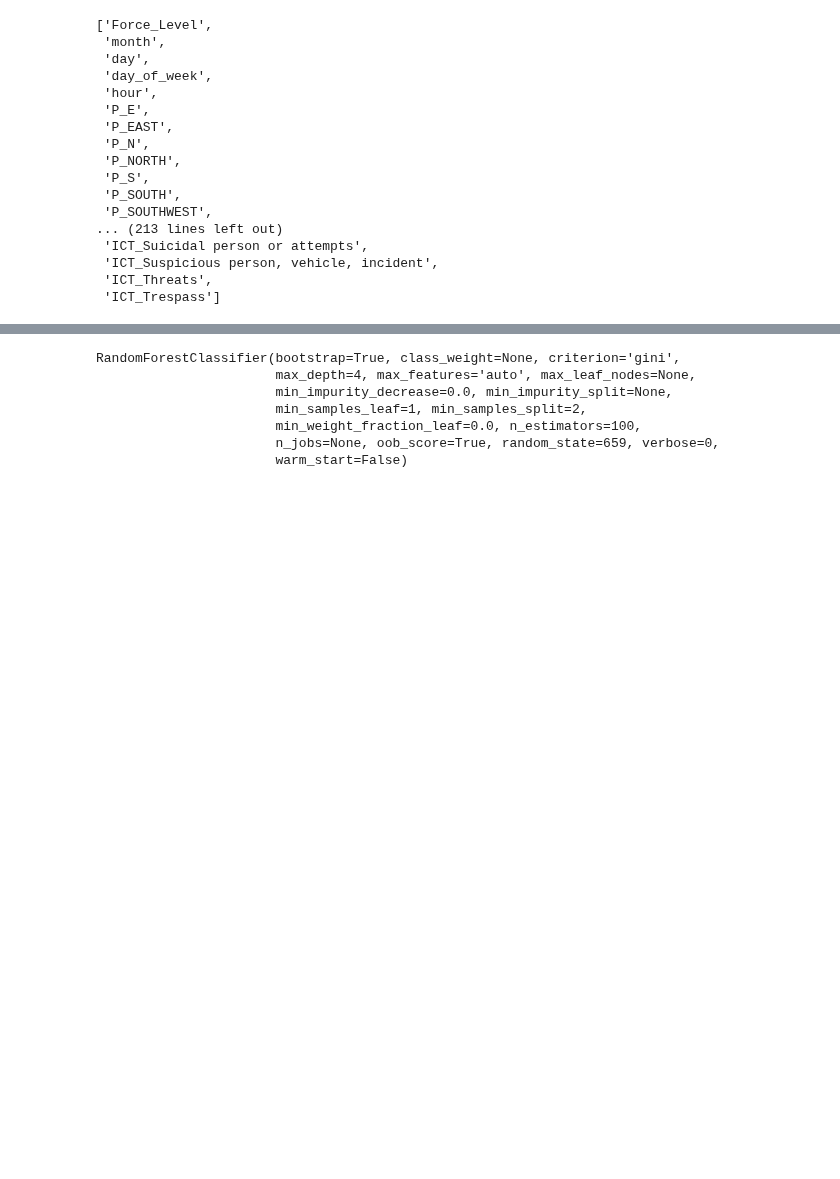
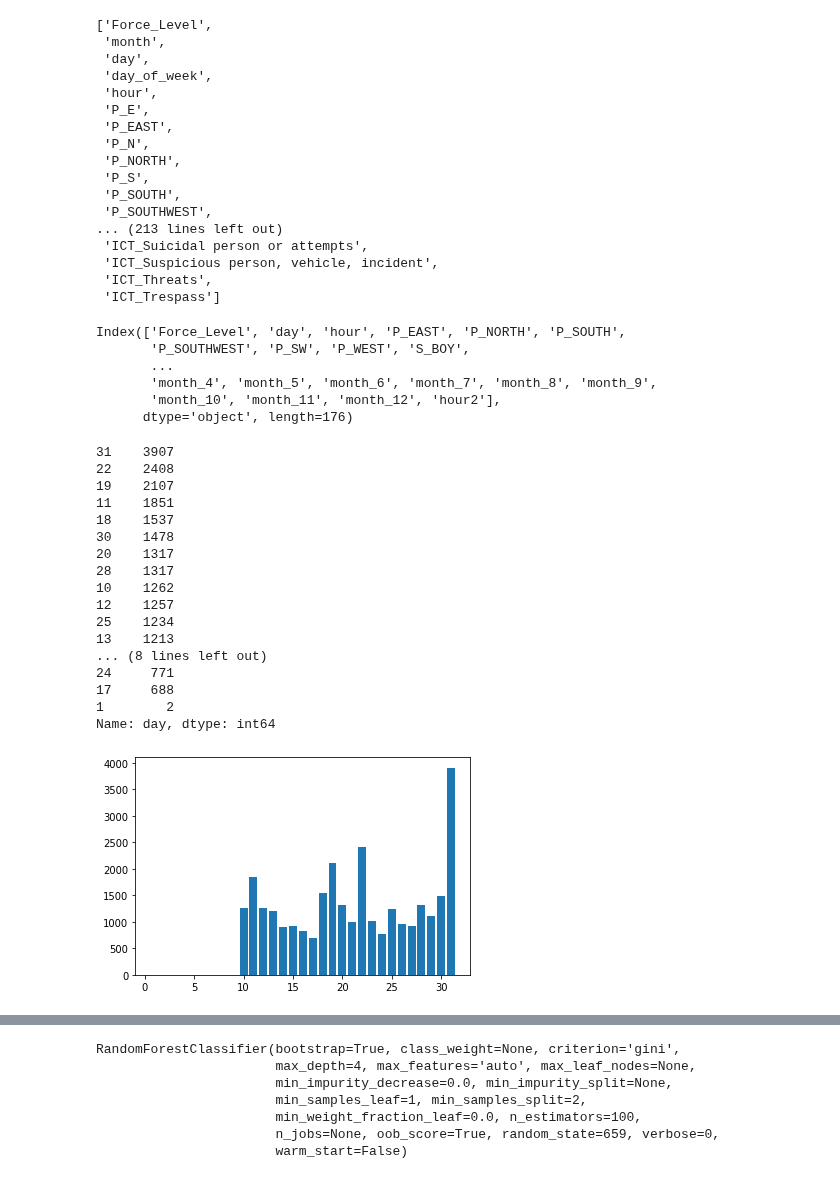
Before and after one commit to SarahMBurgart/use-of-force, a Jupyter notebook: Modeling.ipynb, the cells around one changed output, grey strips where cells are left out. Saved outputs shown, nothing was run; the diff lists cells and outputs as text; code cells hidden in the pictures; blank space fills up the shorter version.

Commit message:
found error due to change in input data formatting and need to redo sql table

```diff
--- a/Modeling.ipynb
+++ b/Modeling.ipynb
@@ -55,2 +73,4 @@ Name: Beat, Length: 116, dtype: int64
 # %%
-nm.Precinct.replace({'W': "WEST", "N": "NORTH", "E": "EAST", "S": "SOUTH"})
+nm.Precinct.replace({'W': "WEST", "N": "NORTH", "E": "EAST", "S": "SOUTH", "SW":"SOUTHWEST"}, inplace=True)
+
+nm.Precinct.value_counts()
@@ -386,10 +436,10 @@ sampleall["P_EAST"] = sampleall["P_EAST"] + sampleall["P_E"]
 sampleall["P_SOUTHWEST"] = sampleall["P_SOUTHWEST"] + sampleall["P_SW"]
 sampleall.drop(["P_X","S_99","ICT_Police Initiated","ICT_Assigned Duty","ICT_Parks Violations", 'CT_FK ERROR',
                 'P_UNKNOWN','SR_Not Specified', 'P_N', "P_S", "P_W", "P_E", "B_1", "B_99", "B_CCD","B_CD", "B_CDD",
-               "B_CMD", "B_CMD2", "B_COMM", "B_CS","B_CTY", "B_DBB" "B_DBD", "B_DCC", "B_DET", "B_DS", "B_DSPVD",
+               "B_CMD", "B_CMD2", "B_COMM", "B_CS","B_CTY", "B_DBB", "B_DBD", "B_DCC", "B_DET", "B_DS", "B_DSPVD",
                "B_HBR", "B_HS", "B_INV", "B_LAPT", "B_MTD", "B_N", "B_ODD", "B_OS", "B_S", "B_SCTR1", "B_SD", "B_SP",
                "B_SPVD", "B_SPVDD", "B_SS", "B_SWT", "B_TAC2", "B_TAC3", "B_TQ", "B_TRF", "B_W", "B_US", "B_WD",
-               "B_WP", ""], axis=1, inplace=True)
+               "B_WP", "B_WS", "B_XDD"], axis=1, inplace=True)
 
 sampleall["S_BOY"] = sampleall["S_BOY"] + sampleall["S_B"]
 sampleall["S_CHARLIE"] = sampleall["S_CHARLIE"] + sampleall["S_C"]
@@ -413,3 +463,43 @@ sampleall["S_WILLIAM"] = sampleall["S_WILLIAM"] + sampleall["S_W"]
 
 sampleall.drop(["S_W", "S_U","S_S",  "S_R", "S_Q", "S_O","S_N", "S_M", "S_L","S_K", "S_J", "S_G", "S_F",
                "S_E","S_D", "S_C", "S_B" ], axis=1, inplace=True)
+# %%
+sampleall = pd.get_dummies(data = sampleall,
+                     columns=["day_of_week", "month"],
+                     prefix=["dow", "month"])
+# %%
+sampleall.columns
+# %% [output]
+Index(['Force_Level', 'day', 'hour', 'P_EAST', 'P_NORTH', 'P_SOUTH',
+       'P_SOUTHWEST', 'P_SW', 'P_WEST', 'S_BOY',
+       ...
+       'month_4', 'month_5', 'month_6', 'month_7', 'month_8', 'month_9',
+       'month_10', 'month_11', 'month_12', 'hour2'],
+      dtype='object', length=176)
+# %%
+sampleall["hour2"] = sampleall.hour.apply(lambda x: (x/24)*2*np.pi)
+sampleall["sin_hour2"] = sampleall.hour2.apply(np.sin)
+sampleall["cos_hour2"] = sampleall.hour2.apply(np.cos)
+# %%
+sd = sampleall.day.value_counts()
+plt.bar(sd.index, list(sd))
+sd
+# %% [output]
+31    3907
+22    2408
+19    2107
+11    1851
+18    1537
+30    1478
+20    1317
+28    1317
+10    1262
+12    1257
+25    1234
+13    1213
+... (8 lines left out)
+24     771
+17     688
+1        2
+Name: day, dtype: int64
+[figure, added]
```
Also changed, not shown: parts of 23 cells of this notebook, 2 other files.
